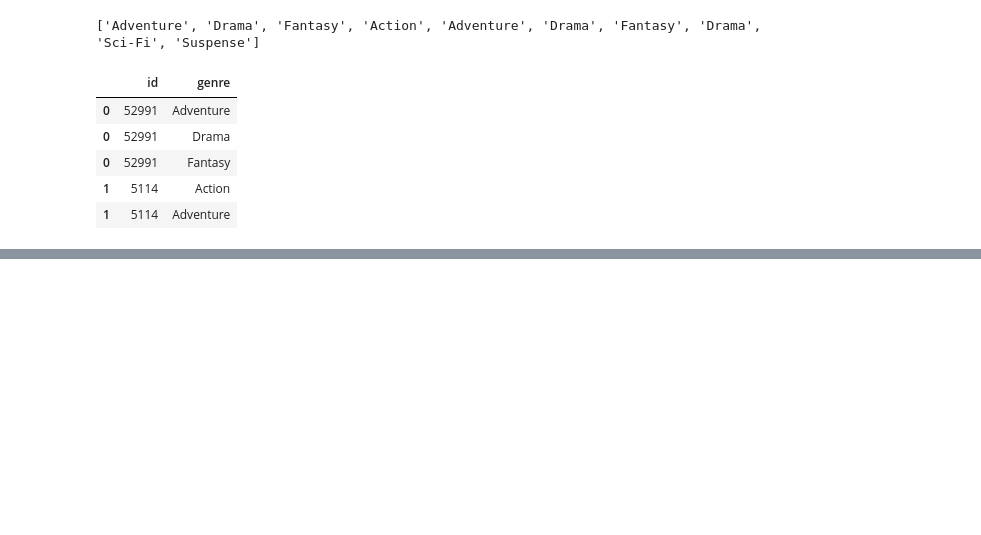
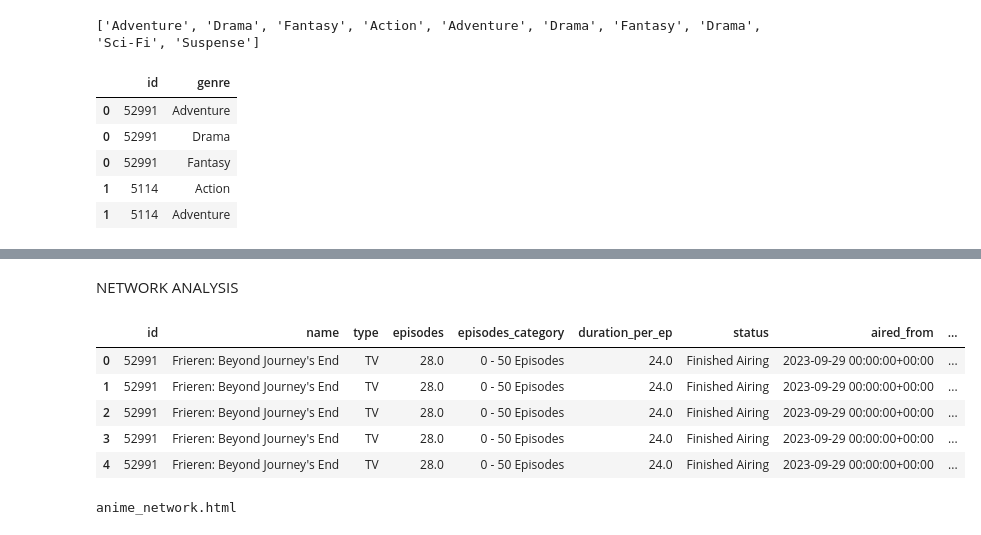
Before and after one commit to Mikayla-ds2/constellation-anime, a Jupyter notebook: data.ipynb, the cells around one changed output, grey strips where cells are left out. Cells and saved outputs as stored; diff of their text form; code cells hidden in the pictures; blank space fills up the shorter version.

Commit message:
tried out network analysis; was kinda cool

```diff
--- a/data.ipynb
+++ b/data.ipynb
@@ -335,0 +392,2 @@ data.to_csv('popularanime.csv')
+# %% [markdown]
+NETWORK ANALYSIS
@@ -335,0 +397,58 @@ data.to_csv('popularanime.csv')
+# %%
+df = pd.read_csv('/Users/mikayla/.cache/kagglehub/datasets/tanishksharma9905/top-popular-anime/versions/1/popular_anime.csv')
+# %%
+df['aired_from'] = pd.to_datetime(df['aired_from'])
+df.head()
+# %% [output]
+|  | id | name | type | episodes | episodes_category | duration_per_ep | status | aired_from | ... |
+| 0 | 52991 | Frieren: Beyond Journey's End | TV | 28.0 | 0 - 50 Episodes | 24.0 | Finished Airing | 2023-09-29 00:00:00+00:00 | ... |
+| 1 | 52991 | Frieren: Beyond Journey's End | TV | 28.0 | 0 - 50 Episodes | 24.0 | Finished Airing | 2023-09-29 00:00:00+00:00 | ... |
+| 2 | 52991 | Frieren: Beyond Journey's End | TV | 28.0 | 0 - 50 Episodes | 24.0 | Finished Airing | 2023-09-29 00:00:00+00:00 | ... |
+| 3 | 52991 | Frieren: Beyond Journey's End | TV | 28.0 | 0 - 50 Episodes | 24.0 | Finished Airing | 2023-09-29 00:00:00+00:00 | ... |
+| 4 | 52991 | Frieren: Beyond Journey's End | TV | 28.0 | 0 - 50 Episodes | 24.0 | Finished Airing | 2023-09-29 00:00:00+00:00 | ... |
+# %%
+G = nx.Graph()
+
+top100 = df[df['rank'] <= 1000]
+
+# deduping genres so each show is +1 weight
+anime_level = top100.groupby(['name', 'studio', 'producer'])['genre'].apply(set).reset_index()
+
+for _, row in anime_level.iterrows():
+    studio, producer, genres = row['studio'], row['producer'], row['genre']
+
+    if G.has_edge(studio, producer):
+        G[studio][producer]['weight'] += 1
+        G[studio][producer]['genres'].extend(list(genres))
+    else:
+        G.add_edge(studio, producer, weight=1, genres=list(genres))
+
+for node in G.nodes():
+    is_studio = node in df['studio'].values
+    G.nodes[node]['color'] = '#66021F' if is_studio else '#FFE9EC'
+    G.nodes[node]['size'] = 20 if is_studio else 15
+    G.nodes[node]['title'] = f"{'Studio' if is_studio else 'Producer'}: {node}"
+
+for u, v, data in G.edges(data=True):
+    genres_str = ', '.join(sorted(set(data['genres'])))
+    data['title'] = f'{u} x {v}\n{data['weight']} anime\nGenres: {genres_str}'
+    data['width'] = min(data['weight'] * 0.8, 10)
+
+net = Network(height='750px', width='100%', bgcolor='#ffffff', font_color='#333')
+net.from_nx(G)
+
+net.set_options("""
+{
+  "physics": {
+    "barnesHut": { "gravitationalConstant": -3000, "springLength": 200, "springConstant": 0.04 },
+    "stabilization": { "iterations": 100, "fit": true }
+  },
+  "nodes": { "font": { "size": 12 } },
+  "edges": { "color": { "opacity": 0.7 } },
+  "interaction": { "dragNodes": true }
+}
+""")
+
+net.show('anime_network.html', notebook=False)
+# %% [output]
+anime_network.html
```
Also changed, not shown: parts of 17 cells of this notebook, 8 other files.
